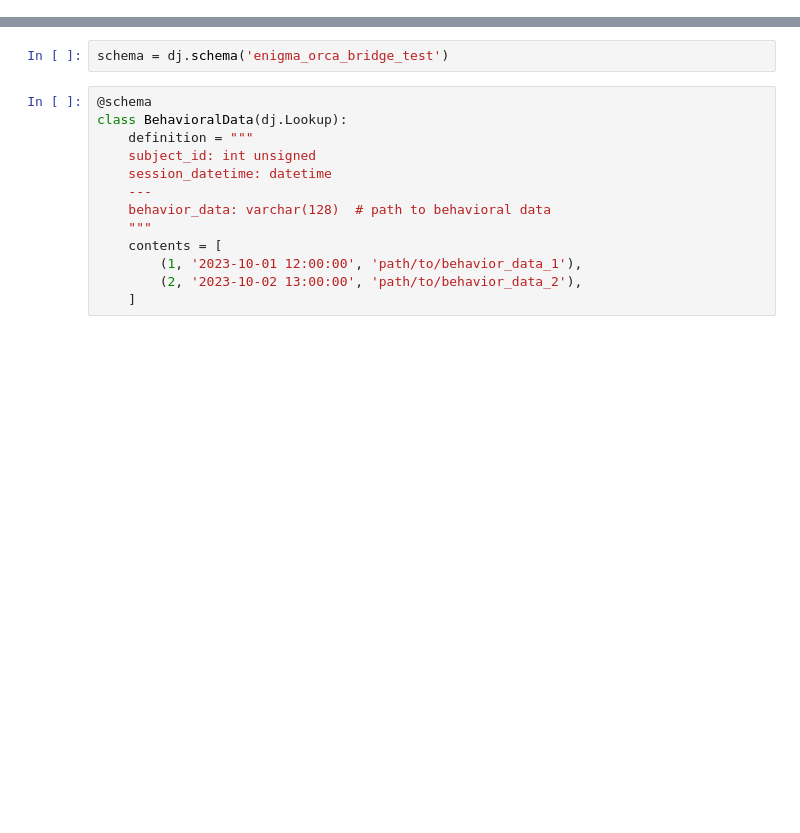
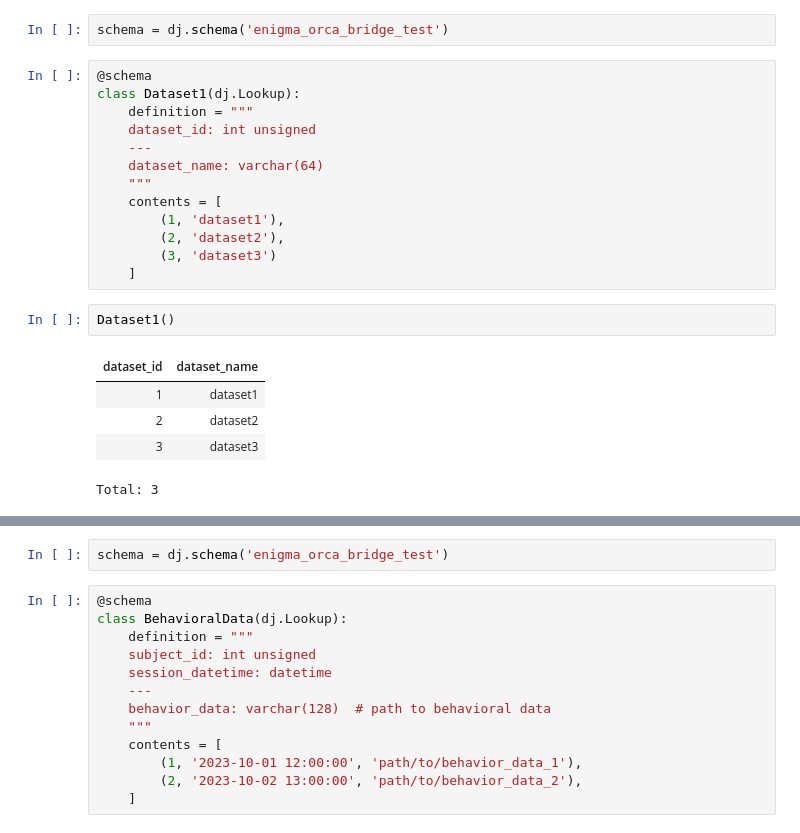
Before and after one commit to walkerlab/orcapod-python, a Jupyter notebook: orcabridge_datajoint.ipynb, the cells around one changed output, grey strips where cells are left out. Cells and saved outputs as stored; diff of their text form; blank space fills up the shorter version.

Commit message:
wip: translation wrapper from pod to dj table

```diff
--- a/orcabridge_datajoint.ipynb
+++ b/orcabridge_datajoint.ipynb
@@ -4,0 +16,23 @@ import orcabridge.mapper as m
+# %%
+schema = dj.schema('enigma_orca_bridge_test')
+# %%
+@schema
+class Dataset1(dj.Lookup):
+    definition = """
+    dataset_id: int unsigned
+    ---
+    dataset_name: varchar(64)
+    """
+    contents = [
+        (1, 'dataset1'),
+        (2, 'dataset2'),
+        (3, 'dataset3')
+    ]
+# %%
+Dataset1()
+# %% [output]
+| dataset_id | dataset_name |
+| 1 | dataset1 |
+| 2 | dataset2 |
+| 3 | dataset3 |
+Total: 3
```
Also changed, not shown: parts of 34 cells of this notebook, 1 other file.
